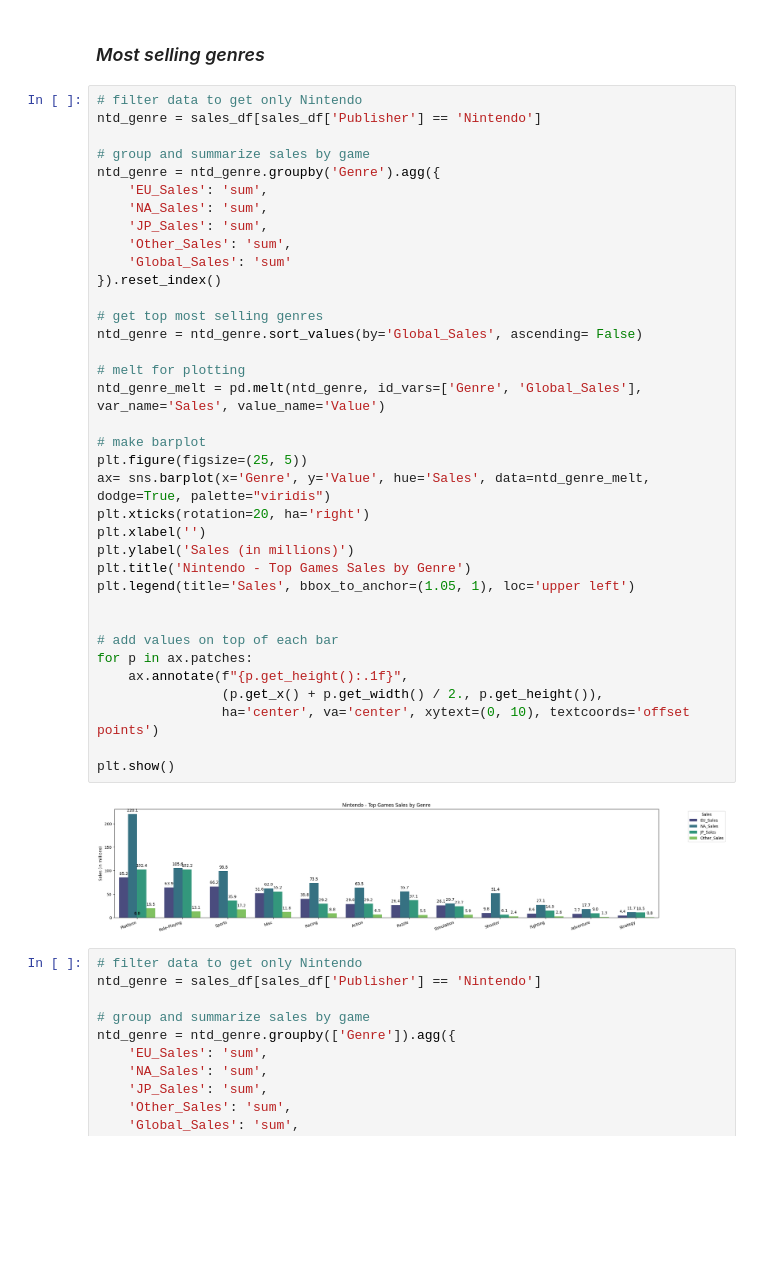
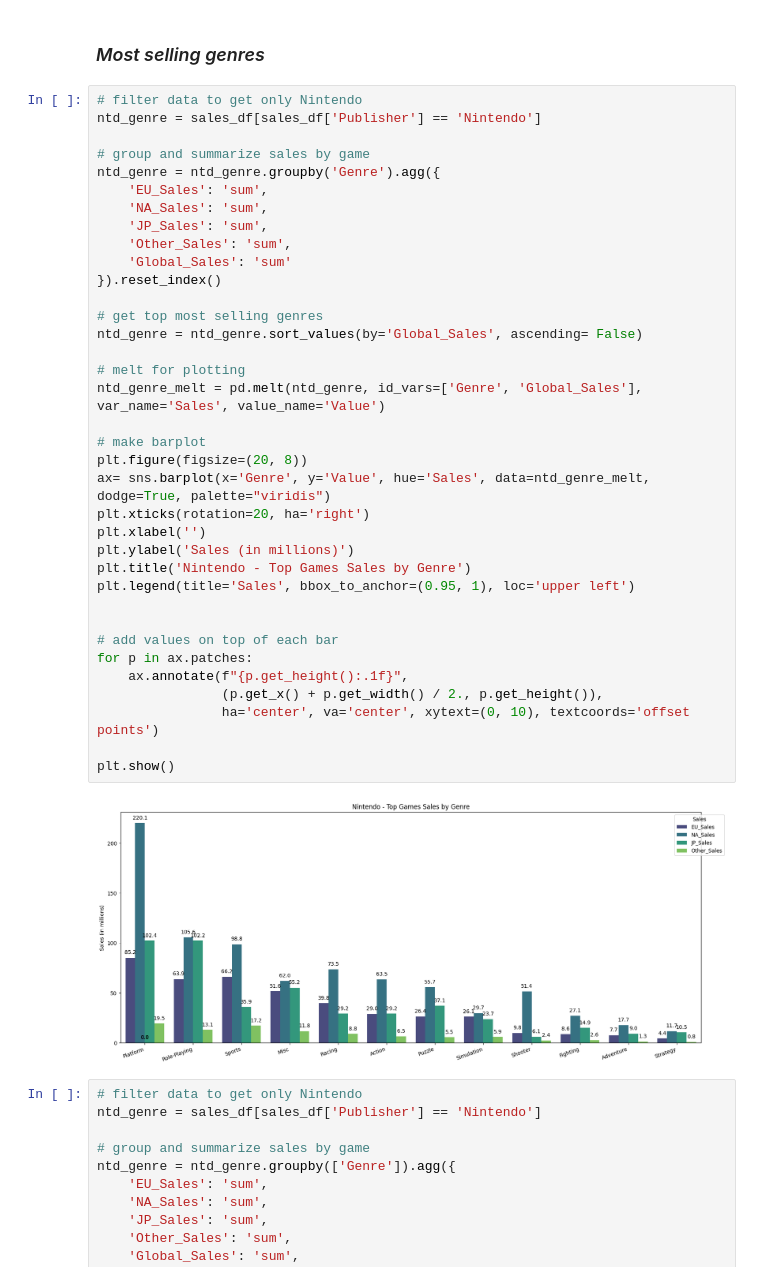
Before and after one commit to cyrilc7/Game-Sales, a Jupyter notebook: games-sales.ipynb, the cells around one changed output. Saved outputs shown, nothing was run; the diff lists cells and outputs as text; blank space fills up the shorter version.

```diff
--- a/games-sales.ipynb
+++ b/games-sales.ipynb
@@ -733,36 +707,36 @@ ntd_genre = sales_df[sales_df['Publisher'] == 'Nintendo']
 ntd_genre = ntd_genre.groupby('Genre').agg({
     'EU_Sales': 'sum',
     'NA_Sales': 'sum',
     'JP_Sales': 'sum',
     'Other_Sales': 'sum',
     'Global_Sales': 'sum'
 }).reset_index()
 
 # get top most selling genres
 ntd_genre = ntd_genre.sort_values(by='Global_Sales', ascending= False)
 
 # melt for plotting
 ntd_genre_melt = pd.melt(ntd_genre, id_vars=['Genre', 'Global_Sales'], var_name='Sales', value_name='Value')
 
 # make barplot
-plt.figure(figsize=(25, 5))
+plt.figure(figsize=(20, 8))
 ax= sns.barplot(x='Genre', y='Value', hue='Sales', data=ntd_genre_melt, dodge=True, palette="viridis")
 plt.xticks(rotation=20, ha='right')
 plt.xlabel('')
 plt.ylabel('Sales (in millions)')
 plt.title('Nintendo - Top Games Sales by Genre')
-plt.legend(title='Sales', bbox_to_anchor=(1.05, 1), loc='upper left')
+plt.legend(title='Sales', bbox_to_anchor=(0.95, 1), loc='upper left')
 
 
 # add values on top of each bar
 for p in ax.patches:
     ax.annotate(f"{p.get_height():.1f}",
                 (p.get_x() + p.get_width() / 2., p.get_height()),
                 ha='center', va='center', xytext=(0, 10), textcoords='offset points')
 
 plt.show()
 # %% [output]
-[figure, old version]
+[figure, new version]
 # %%
 # filter data to get only Nintendo
 ntd_genre = sales_df[sales_df['Publisher'] == 'Nintendo']
```
Also changed, not shown: parts of 15 cells of this notebook.
